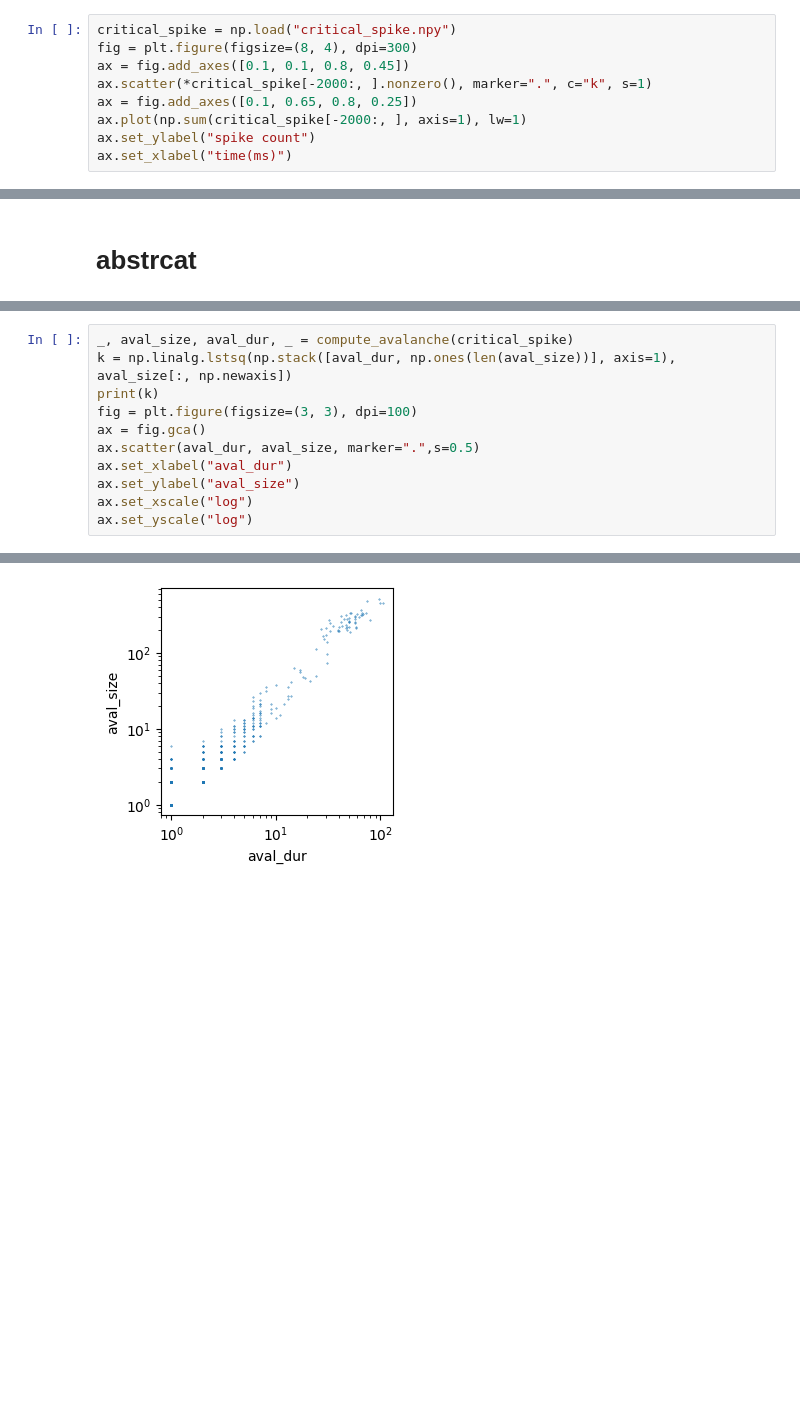
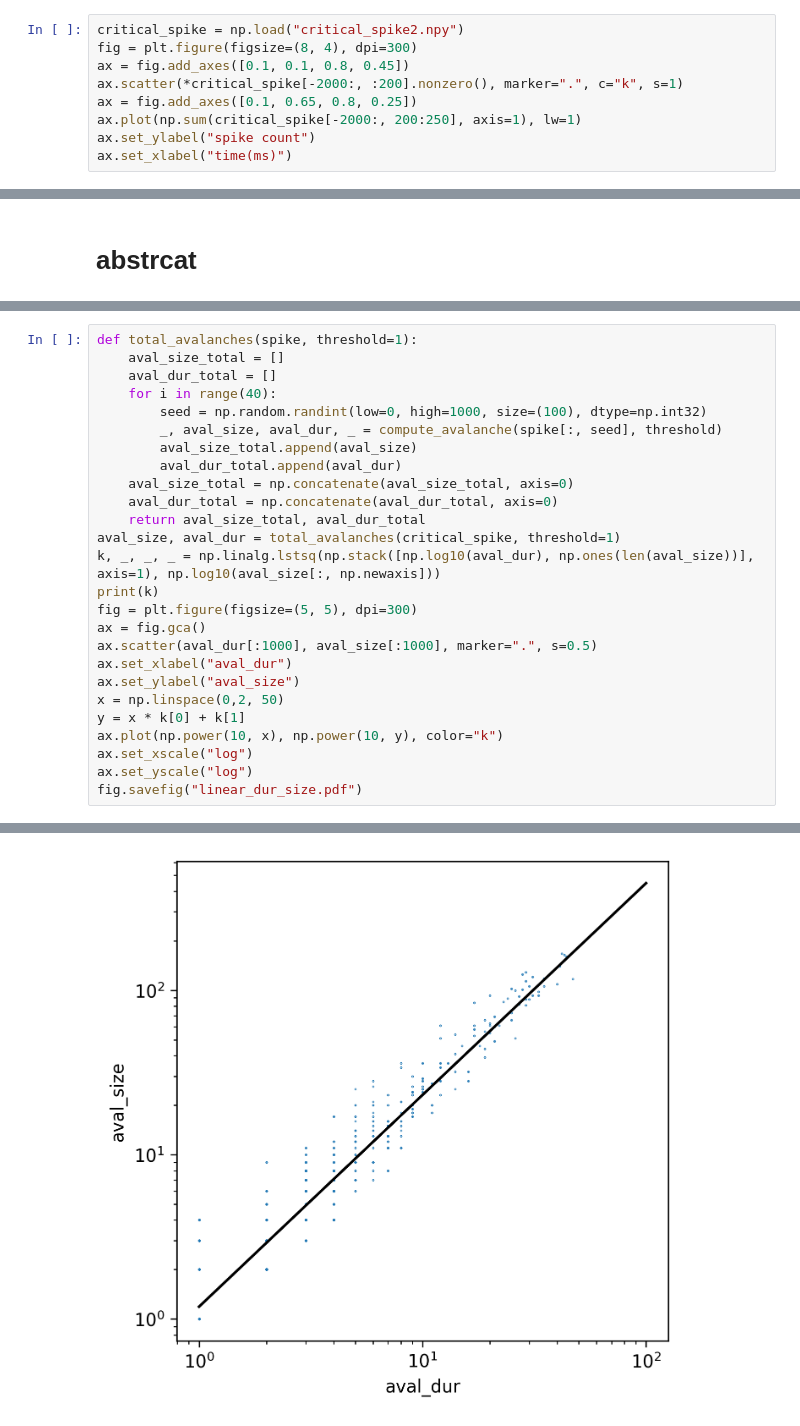
Before and after one commit to lepodl/CriticalNN, a Jupyter notebook: notebook/avalanches.ipynb, the cells around one changed output, grey strips where cells are left out. Drawn from its saved outputs; the diff is of its cells as text; blank space fills up the shorter version.

```diff
--- a/notebook/avalanches.ipynb
+++ b/notebook/avalanches.ipynb
@@ -84,12 +182,12 @@ def compute_avalanche(X: np.array, threshold=None):
 # %% [markdown]
 # Critical Spike
 # %%
-critical_spike = np.load("critical_spike.npy")
+critical_spike = np.load("critical_spike2.npy")
 fig = plt.figure(figsize=(8, 4), dpi=300)
 ax = fig.add_axes([0.1, 0.1, 0.8, 0.45])
-ax.scatter(*critical_spike[-2000:, ].nonzero(), marker=".", c="k", s=1)
+ax.scatter(*critical_spike[-2000:, :200].nonzero(), marker=".", c="k", s=1)
 ax = fig.add_axes([0.1, 0.65, 0.8, 0.25])
-ax.plot(np.sum(critical_spike[-2000:, ], axis=1), lw=1)
+ax.plot(np.sum(critical_spike[-2000:, 200:250], axis=1), lw=1)
 ax.set_ylabel("spike count")
 ax.set_xlabel("time(ms)")
 # %% [output]
@@ -335,13 +385,28 @@ threshold, 0.0
 # %%
-_, aval_size, aval_dur, _ = compute_avalanche(critical_spike)
-k = np.linalg.lstsq(np.stack([aval_dur, np.ones(len(aval_size))], axis=1), aval_size[:, np.newaxis])
+def total_avalanches(spike, threshold=1):
+    aval_size_total = []
+    aval_dur_total = []
+    for i in range(40):
+        seed = np.random.randint(low=0, high=1000, size=(100), dtype=np.int32)
+        _, aval_size, aval_dur, _ = compute_avalanche(spike[:, seed], threshold)
+        aval_size_total.append(aval_size)
+        aval_dur_total.append(aval_dur)
+    aval_size_total = np.concatenate(aval_size_total, axis=0)
+    aval_dur_total = np.concatenate(aval_dur_total, axis=0)
+    return aval_size_total, aval_dur_total
+aval_size, aval_dur = total_avalanches(critical_spike, threshold=1)
+k, _, _, _ = np.linalg.lstsq(np.stack([np.log10(aval_dur), np.ones(len(aval_size))], axis=1), np.log10(aval_size[:, np.newaxis]))
 print(k)
-fig = plt.figure(figsize=(3, 3), dpi=100)
+fig = plt.figure(figsize=(5, 5), dpi=300)
 ax = fig.gca()
-ax.scatter(aval_dur, aval_size, marker=".",s=0.5)
+ax.scatter(aval_dur[:1000], aval_size[:1000], marker=".", s=0.5)
 ax.set_xlabel("aval_dur")
 ax.set_ylabel("aval_size")
+x = np.linspace(0,2, 50)
+y = x * k[0] + k[1]
+ax.plot(np.power(10, x), np.power(10, y), color="k")
 ax.set_xscale("log")
 ax.set_yscale("log")
+fig.savefig("linear_dur_size.pdf")
 # %% [output]
 To use the future default and silence this warning we advise to pass `rcond=None`, to keep using the old, explicitly pass `rcond=-1`.
@@ -351 +416 @@ To use the future default and silence this warning we advise to pass `rcond=None
-[figure, old version]
+[figure, new version]
```
Also changed, not shown: parts of 16 cells of this notebook, 17 other files.
